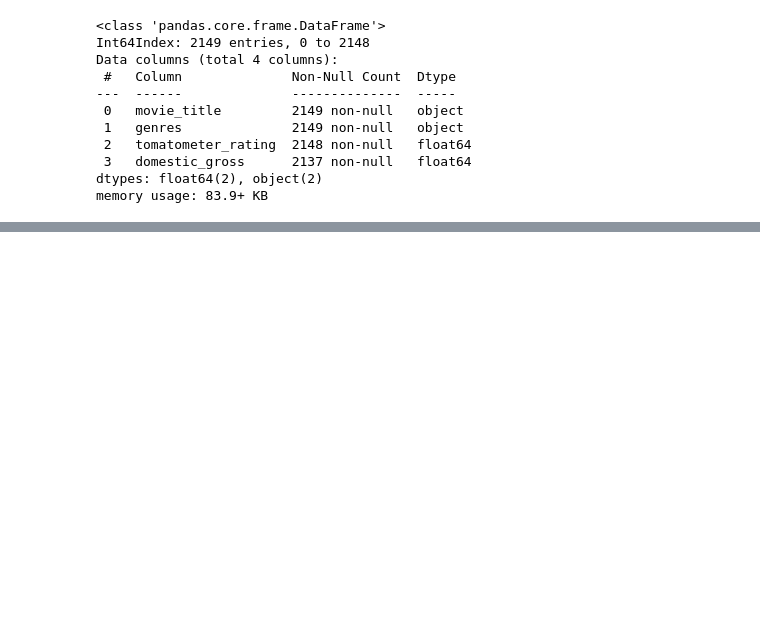
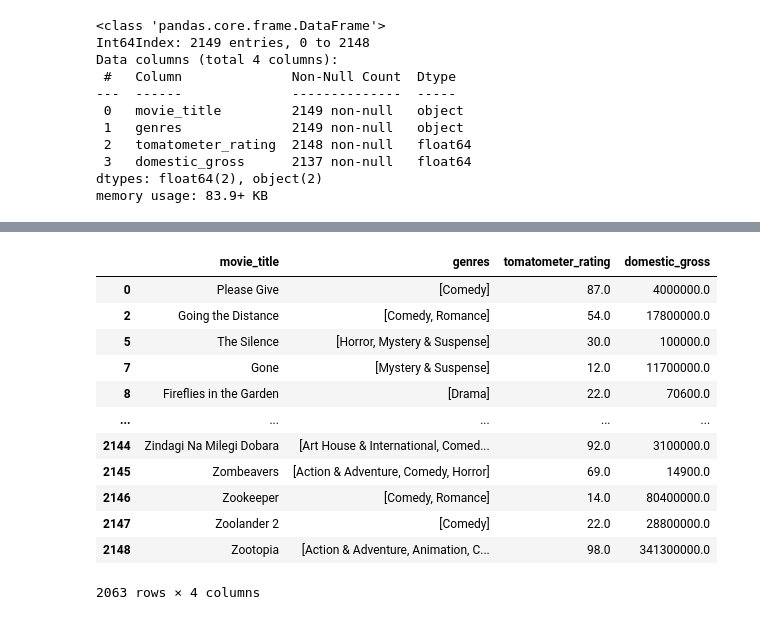
Before and after one commit to richesinrr0/microsoft_movie_analysis, a Jupyter notebook: Movie_analysis_genres_ross.ipynb, the cells around one changed output, grey strips where cells are left out. Saved outputs shown, nothing was run; the diff lists cells and outputs as text; code cells hidden in the pictures; blank space fills up the shorter version.

```diff
--- a/Movie_analysis_genres_ross.ipynb
+++ b/Movie_analysis_genres_ross.ipynb
@@ -112,0 +131,18 @@ KeyError: 'genres'
+# %%
+#trying to strip out whitespace
+df_rating_genres['genres'].str.strip(' ')
+df_rating_genres
+# %% [output]
+|  | movie_title | genres | tomatometer_rating | domestic_gross |
+| 0 | Please Give | [Comedy] | 87.0 | 4000000.0 |
+| 2 | Going the Distance | [Comedy, Romance] | 54.0 | 17800000.0 |
+| 5 | The Silence | [Horror, Mystery & Suspense] | 30.0 | 100000.0 |
+| 7 | Gone | [Mystery & Suspense] | 12.0 | 11700000.0 |
+| 8 | Fireflies in the Garden | [Drama] | 22.0 | 70600.0 |
+| ... | ... | ... | ... | ... |
+| 2144 | Zindagi Na Milegi Dobara | [Art House & International, Comed... | 92.0 | 3100000.0 |
+| 2145 | Zombeavers | [Action & Adventure, Comedy, Horror] | 69.0 | 14900.0 |
+| 2146 | Zookeeper | [Comedy, Romance] | 14.0 | 80400000.0 |
+| 2147 | Zoolander 2 | [Comedy] | 22.0 | 28800000.0 |
+| 2148 | Zootopia | [Action & Adventure, Animation, C... | 98.0 | 341300000.0 |
+2063 rows × 4 columns
```
Also changed, not shown: parts of 16 cells of this notebook.
